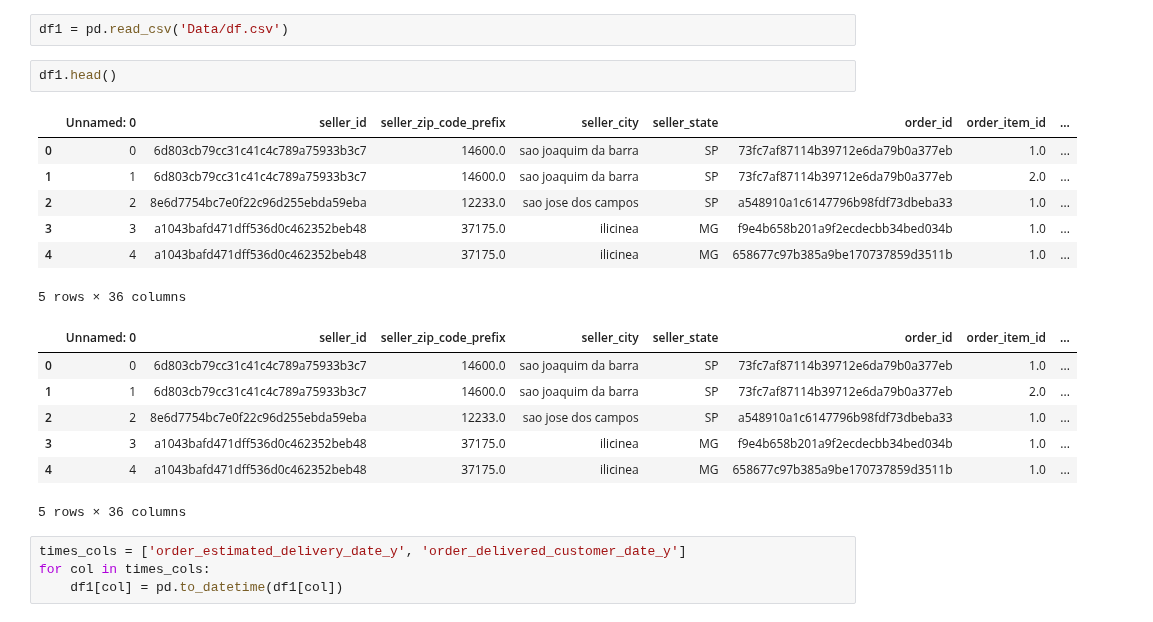
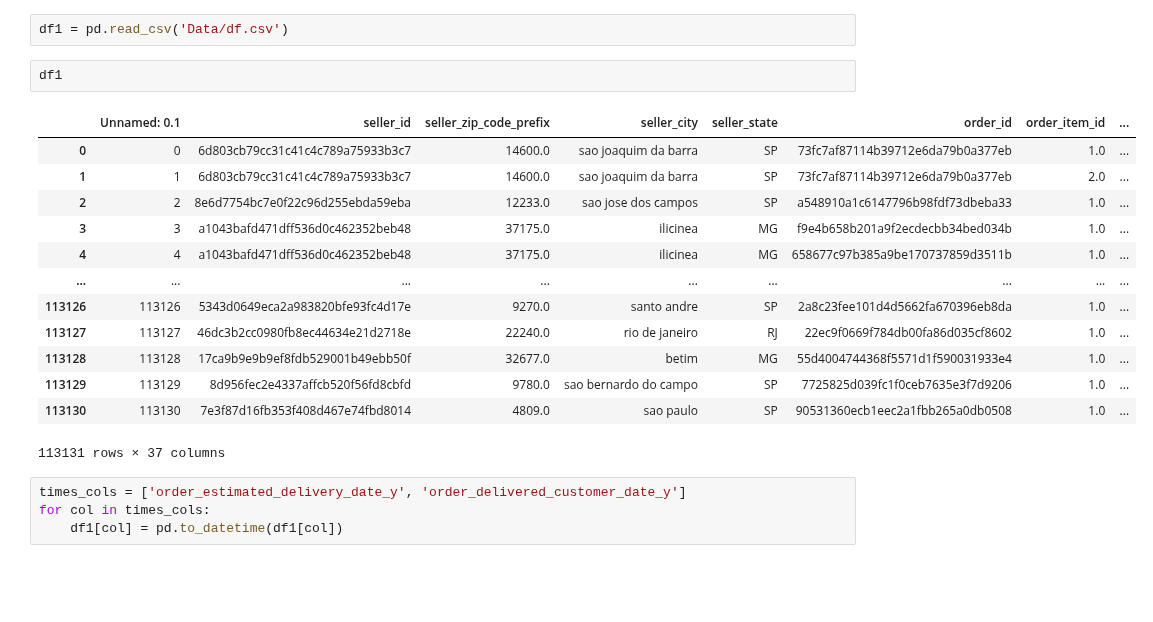
Before and after one commit to claudiagarcia0204/Projeto-Final---Olist, a Jupyter notebook: Análise exploratoria.ipynb, the cells around one changed output. Saved outputs shown, nothing was run; the diff lists cells and outputs as text; blank space fills up the shorter version.

```diff
--- a/Análise exploratoria.ipynb
+++ b/Análise exploratoria.ipynb
@@ -9,22 +9,21 @@ import datetime
 # %%
 df1 = pd.read_csv('Data/df.csv')
 # %%
-df1.head()
+df1
 # %% [output]
-|  | Unnamed: 0 | seller_id | seller_zip_code_prefix | seller_city | seller_state | order_id | order_item_id | ... |
+|  | Unnamed: 0.1 | seller_id | seller_zip_code_prefix | seller_city | seller_state | order_id | order_item_id | ... |
 | 0 | 0 | 6d803cb79cc31c41c4c789a75933b3c7 | 14600.0 | sao joaquim da barra | SP | 73fc7af87114b39712e6da79b0a377eb | 1.0 | ... |
 | 1 | 1 | 6d803cb79cc31c41c4c789a75933b3c7 | 14600.0 | sao joaquim da barra | SP | 73fc7af87114b39712e6da79b0a377eb | 2.0 | ... |
 | 2 | 2 | 8e6d7754bc7e0f22c96d255ebda59eba | 12233.0 | sao jose dos campos | SP | a548910a1c6147796b98fdf73dbeba33 | 1.0 | ... |
 | 3 | 3 | a1043bafd471dff536d0c462352beb48 | 37175.0 | ilicinea | MG | f9e4b658b201a9f2ecdecbb34bed034b | 1.0 | ... |
 | 4 | 4 | a1043bafd471dff536d0c462352beb48 | 37175.0 | ilicinea | MG | 658677c97b385a9be170737859d3511b | 1.0 | ... |
+| ... | ... | ... | ... | ... | ... | ... | ... | ... |
+| 113126 | 113126 | 5343d0649eca2a983820bfe93fc4d17e | 9270.0 | santo andre | SP | 2a8c23fee101d4d5662fa670396eb8da | 1.0 | ... |
+| 113127 | 113127 | 46dc3b2cc0980fb8ec44634e21d2718e | 22240.0 | rio de janeiro | RJ | 22ec9f0669f784db00fa86d035cf8602 | 1.0 | ... |
+| 113128 | 113128 | 17ca9b9e9b9ef8fdb529001b49ebb50f | 32677.0 | betim | MG | 55d4004744368f5571d1f590031933e4 | 1.0 | ... |
+| 113129 | 113129 | 8d956fec2e4337affcb520f56fd8cbfd | 9780.0 | sao bernardo do campo | SP | 7725825d039fc1f0ceb7635e3f7d9206 | 1.0 | ... |
+| 113130 | 113130 | 7e3f87d16fb353f408d467e74fbd8014 | 4809.0 | sao paulo | SP | 90531360ecb1eec2a1fbb265a0db0508 | 1.0 | ... |
-5 rows × 36 columns
+113131 rows × 37 columns
-|  | Unnamed: 0 | seller_id | seller_zip_code_prefix | seller_city | seller_state | order_id | order_item_id | ... |
-| 0 | 0 | 6d803cb79cc31c41c4c789a75933b3c7 | 14600.0 | sao joaquim da barra | SP | 73fc7af87114b39712e6da79b0a377eb | 1.0 | ... |
-| 1 | 1 | 6d803cb79cc31c41c4c789a75933b3c7 | 14600.0 | sao joaquim da barra | SP | 73fc7af87114b39712e6da79b0a377eb | 2.0 | ... |
-| 2 | 2 | 8e6d7754bc7e0f22c96d255ebda59eba | 12233.0 | sao jose dos campos | SP | a548910a1c6147796b98fdf73dbeba33 | 1.0 | ... |
-| 3 | 3 | a1043bafd471dff536d0c462352beb48 | 37175.0 | ilicinea | MG | f9e4b658b201a9f2ecdecbb34bed034b | 1.0 | ... |
-| 4 | 4 | a1043bafd471dff536d0c462352beb48 | 37175.0 | ilicinea | MG | 658677c97b385a9be170737859d3511b | 1.0 | ... |
-5 rows × 36 columns
 # %%
 times_cols = ['order_estimated_delivery_date_y', 'order_delivered_customer_date_y']
 for col in times_cols:
```
Also changed, not shown: parts of 13 cells of this notebook.
